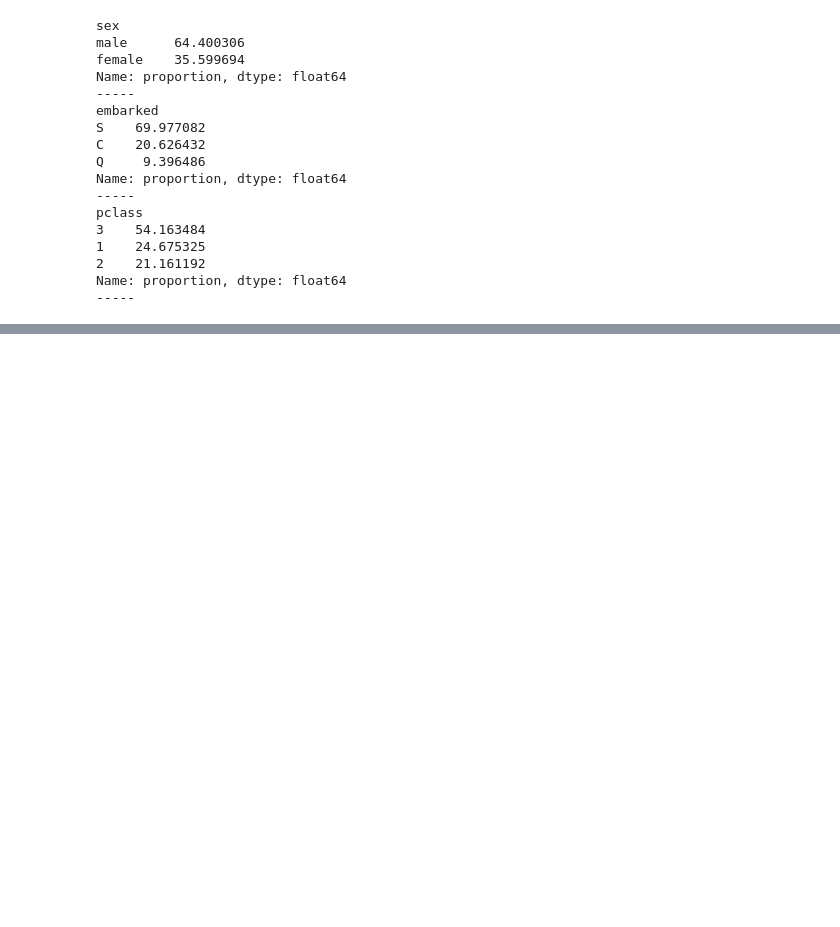
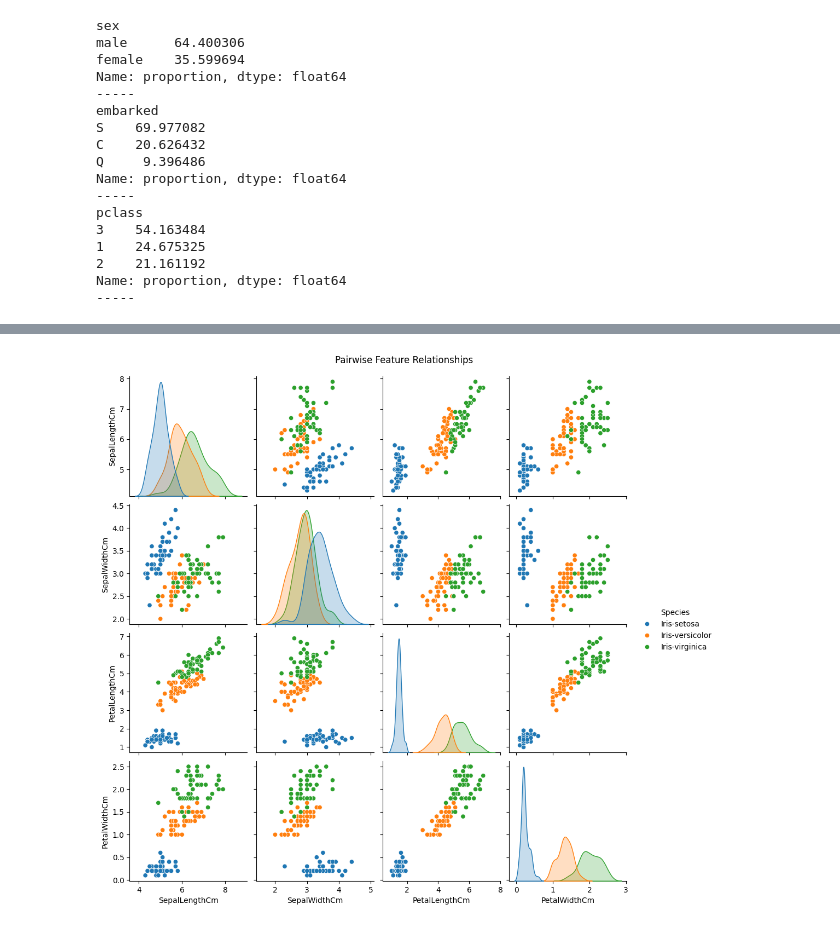
Before and after one commit to bvkiran8058/Data-Science-with-GenAI, a Jupyter notebook: EDA/Stage-1 Beginner Level.ipynb, the cells around one changed output, grey strips where cells are left out. Cells and saved outputs as stored; diff of their text form; code cells hidden in the pictures; blank space fills up the shorter version.

```diff
--- a/EDA/Stage-1 Beginner Level.ipynb
+++ b/EDA/Stage-1 Beginner Level.ipynb
@@ -430,0 +534,6 @@ Name: proportion, dtype: float64
+# %%
+sns.pairplot(iris_dataset, hue='Species', diag_kind='kde')
+plt.suptitle("Pairwise Feature Relationships", y=1.02)
+plt.show()
+# %% [output]
+[figure, added]
```
Also changed, not shown: parts of 20 cells of this notebook, 1 other file.
